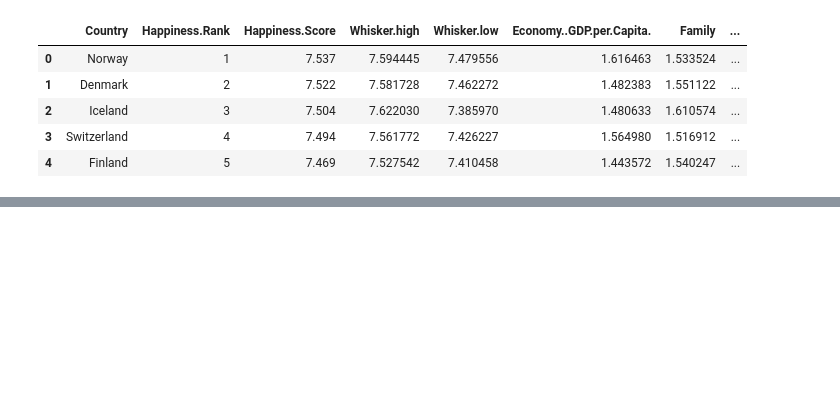
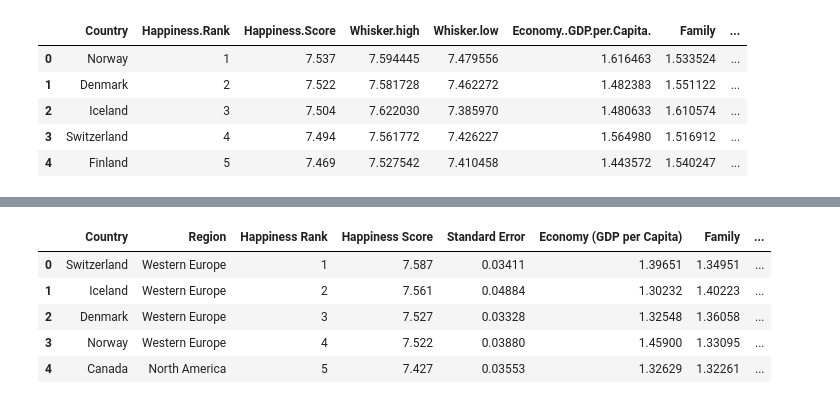
Before and after one commit to donleshem/ETL-Project, a Jupyter notebook: Merging datasets.ipynb, the cells around one changed output, grey strips where cells are left out. Drawn from its saved outputs; the diff is of its cells as text; code cells hidden in the pictures; blank space fills up the shorter version.

```diff
--- a/Merging datasets.ipynb
+++ b/Merging datasets.ipynb
@@ -34,0 +51,11 @@ happy_df.head()
+# %%
+happy_df_2015 = pd.read_csv("C:/Users/brian/project2/ETL-Project/Data-Source/World Happiness Report 2015.csv")
+# %%
+happy_df_2015.head()
+# %% [output]
+|  | Country | Region | Happiness Rank | Happiness Score | Standard Error | Economy (GDP per Capita) | Family | ... |
+| 0 | Switzerland | Western Europe | 1 | 7.587 | 0.03411 | 1.39651 | 1.34951 | ... |
+| 1 | Iceland | Western Europe | 2 | 7.561 | 0.04884 | 1.30232 | 1.40223 | ... |
+| 2 | Denmark | Western Europe | 3 | 7.527 | 0.03328 | 1.32548 | 1.36058 | ... |
+| 3 | Norway | Western Europe | 4 | 7.522 | 0.03880 | 1.45900 | 1.33095 | ... |
+| 4 | Canada | North America | 5 | 7.427 | 0.03553 | 1.32629 | 1.32261 | ... |
```
Also changed, not shown: parts of 29 cells of this notebook, 3 other files.
